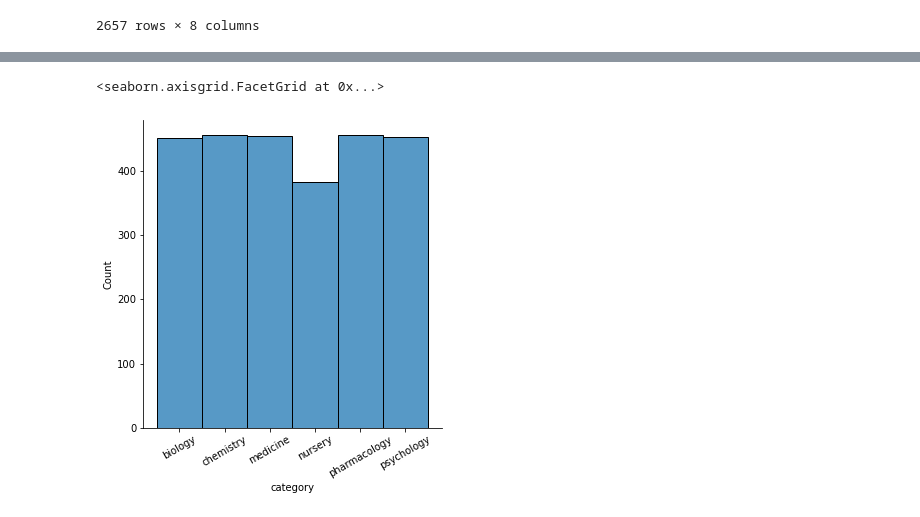
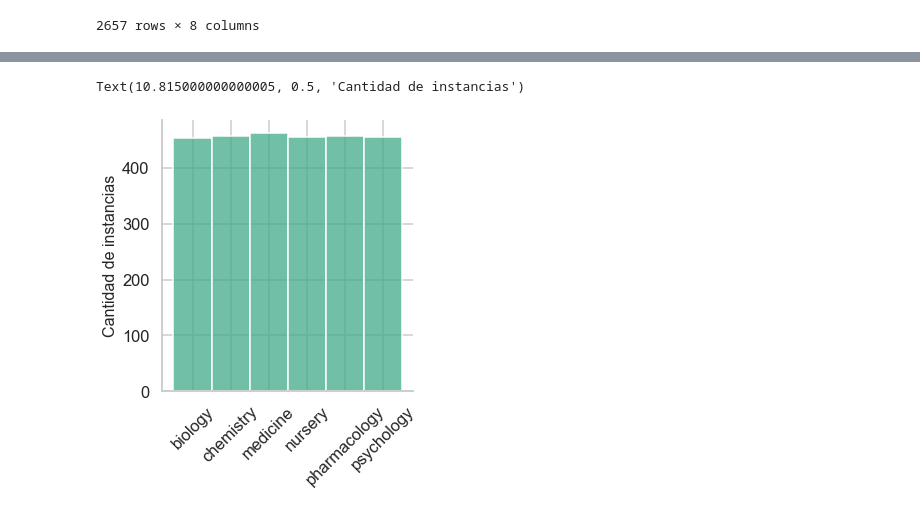
Before and after one commit to claudiaqw/head-qa-afi, a Jupyter notebook: code/descriptive_stats.ipynb, the cells around one changed output, grey strips where cells are left out. Cells and saved outputs as stored; diff of their text form; code cells hidden in the pictures.

```diff
--- a/code/descriptive_stats.ipynb
+++ b/code/descriptive_stats.ipynb
@@ -11,3 +16,5 @@ from collections import Counter
+# %%
+sns.set(style="whitegrid", context='talk') #palette=['#D44D5C', '#43AA8B']
 # %%
 from datasets import load_dataset
 
@@ -64,0 +69,6 @@ training_categ_count
+# %%
+sns.set(style="whitegrid", context='talk', palette=['#FF2E2E']) #palette=['#D44D5C', '#43AA8B']
+g = sns.histplot (validation_categ_count, x="category", weights ='qid')
+g.set_xticklabels(rotation=45, labels=['Biología', 'Química', 'Medicina', 'Enfermería', 'Farmacología',  'Psicología'])
+plt.xlabel("Dev", fontsize=22)
+plt.ylabel("Cantidad de instancias",fontsize=16)
@@ -64,0 +78,6 @@ training_categ_count
+# %%
+sns.set(style="whitegrid", context='talk', palette=['#43AA8B']) #palette=['#D44D5C', '#43AA8B']
+g = sns.histplot (testing_categ_count, x="category", weights ='qid')
+g.set_xticklabels(rotation=45, labels=['Biología', 'Química', 'Medicina', 'Enfermería', 'Farmacología',  'Psicología'])
+plt.xlabel("Test", fontsize=22)
+plt.ylabel("Cantidad de instancias",fontsize=16)
@@ -65,6 +92,8 @@ training_categ_count
 # %%
-g = sns.displot(training_categ_count, x="category", weights ='qid' )
-g.set_xticklabels(rotation=30)
+g = sns.displot(testing_categ_count, x="category", weights ='qid', )
+g.set_xticklabels(rotation=45)
+plt.xlabel("", fontsize=22)
+plt.ylabel("Cantidad de instancias",fontsize=16)
 # %% [output]
-<seaborn.axisgrid.FacetGrid at 0x...>
+Text(10.815000000000005, 0.5, 'Cantidad de instancias')
-[figure, old version]
+[figure, new version]
```
Also changed, not shown: parts of 32 cells of this notebook, 1 other file.
